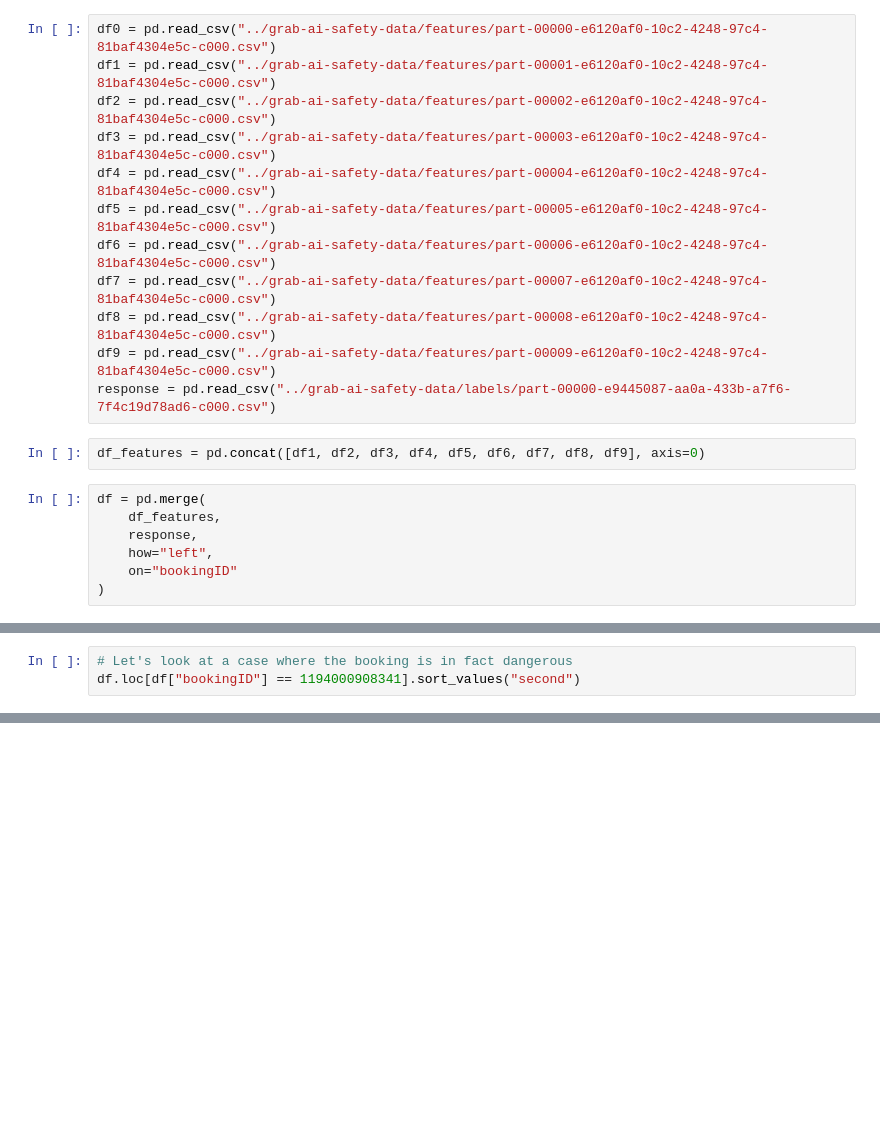
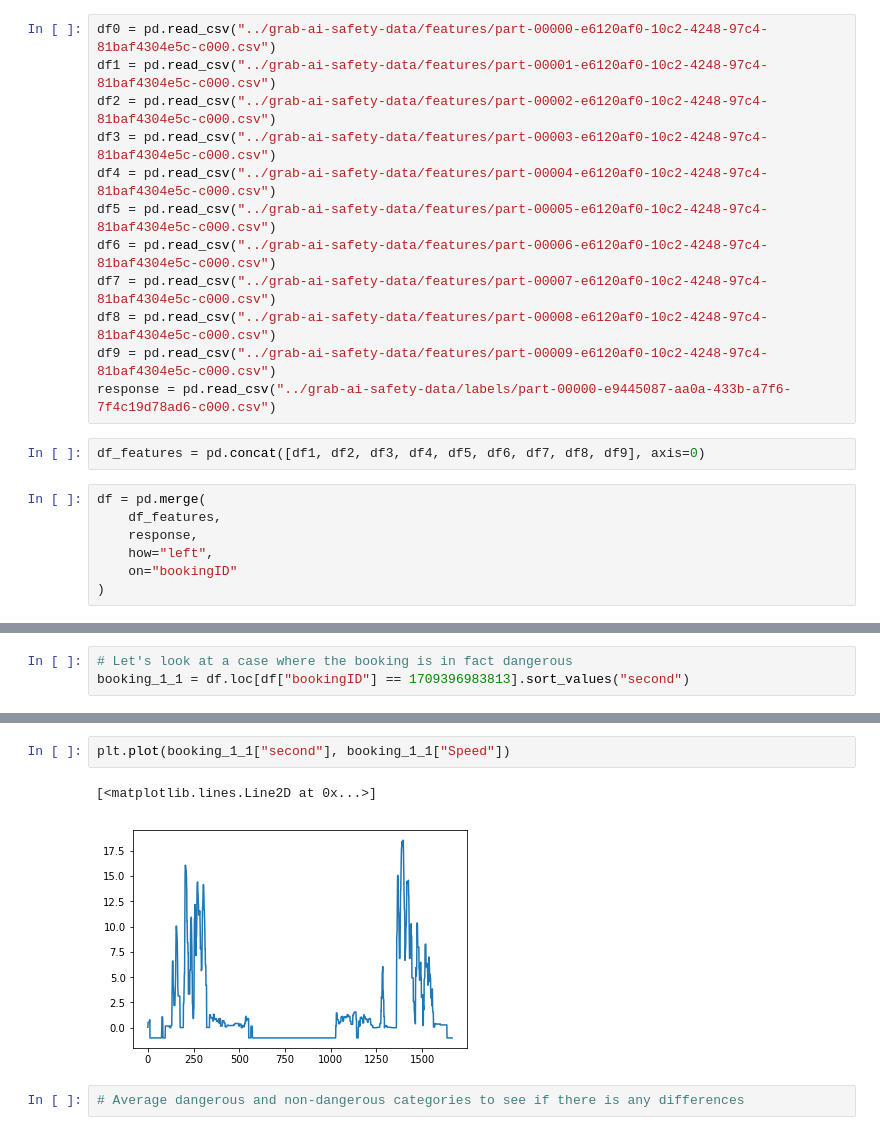
Before and after one commit to jtsw1990/grab-ai-safety, a Jupyter notebook: 1. Safety Challenge - Data reading.ipynb, the cells around one changed output, grey strips where cells are left out. Drawn from its saved outputs; the diff is of its cells as text; blank space fills up the shorter version.

```diff
--- a/1. Safety Challenge - Data reading.ipynb
+++ b/1. Safety Challenge - Data reading.ipynb
@@ -31,3 +55,3 @@ df = pd.merge(
 # %%
 # Let's look at a case where the booking is in fact dangerous
-df.loc[df["bookingID"] == 1194000908341].sort_values("second")
+booking_1_1 = df.loc[df["bookingID"] == 1709396983813].sort_values("second")
@@ -73,0 +83,7 @@ df.loc[df["bookingID"] == 	1099511627891].sort_values("second")
+# %%
+plt.plot(booking_1_1["second"], booking_1_1["Speed"])
+# %% [output]
+[<matplotlib.lines.Line2D at 0x...>]
+[figure, added]
+# %%
+# Average dangerous and non-dangerous categories to see if there is any differences
```
Also changed, not shown: parts of 15 cells of this notebook.
